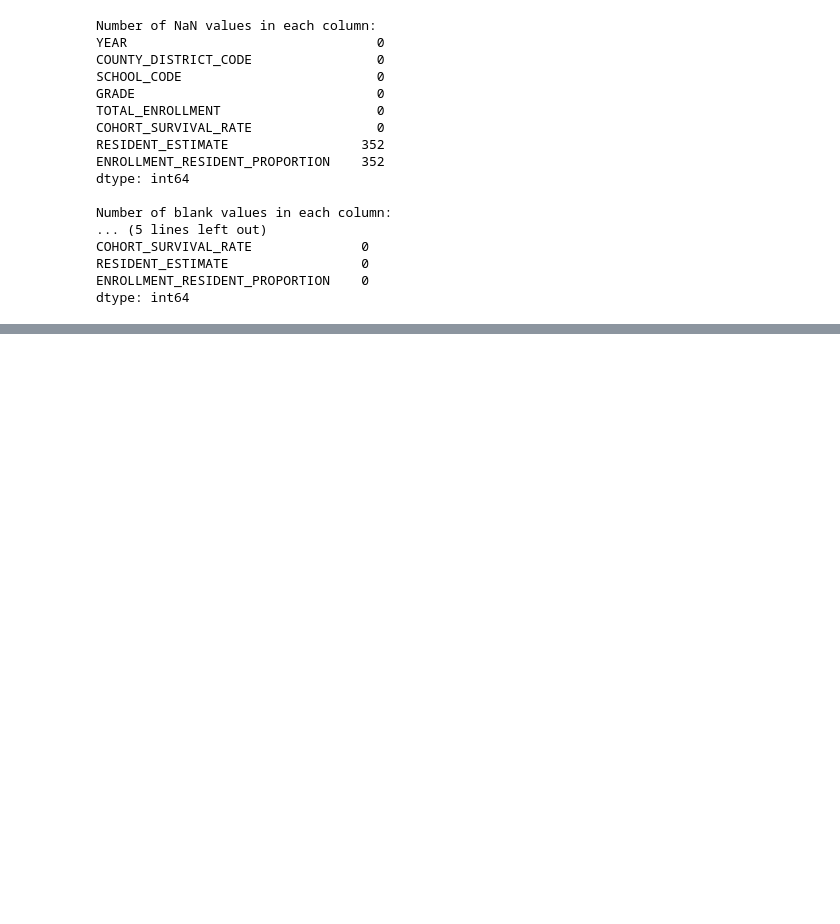
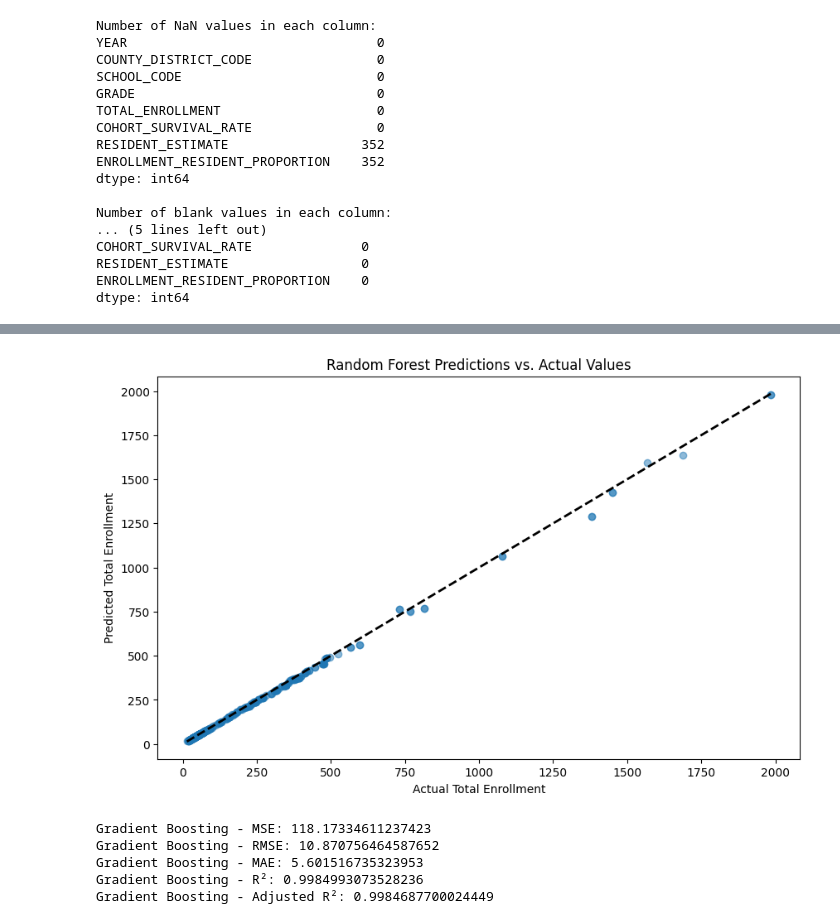
Before and after one commit to Kleach112/ML_Enrollment_Projections, a Jupyter notebook: notebooks/Enrollment_Projections_ML.ipynb, the cells around one changed output, grey strips where cells are left out. Saved outputs shown, nothing was run; the diff lists cells and outputs as text; code cells hidden in the pictures; blank space fills up the shorter version.

```diff
--- a/notebooks/Enrollment_Projections_ML.ipynb
+++ b/notebooks/Enrollment_Projections_ML.ipynb
@@ -138,0 +283,45 @@ Mean Squared Error: 649.6860342375368
+# %%
+# Plot actual vs. predicted values for the Random Forest model
+plt.figure(figsize=(10, 6))
+plt.scatter(y_test, rf_predictions, alpha=0.5)
+
+plt.title('Random Forest Predictions vs. Actual Values')
+plt.xlabel('Actual Total Enrollment')
+plt.ylabel('Predicted Total Enrollment')
+plt.plot([y_test.min(), y_test.max()], [y_test.min(), y_test.max()], 'k--', lw=2)  # Diagonal line for reference
+plt.show()
+# %% [output]
+[figure, added]
+# %%
+# Select the Machine Learning Algorithm for Gradient Boosting
+gb_model = GradientBoostingRegressor(n_estimators=100, learning_rate=0.1, max_depth=3, random_state=42)
+
+# Train the Gradient Boosting Model
+gb_model.fit(X_train, y_train)
+
+# Make Predictions
+gb_predictions = gb_model.predict(X_test)
+
+# Evaluate the Gradient Boosting Model
+gb_mse = mean_squared_error(y_test, gb_predictions)
+gb_rmse = np.sqrt(gb_mse)
+gb_mae = mean_absolute_error(y_test, gb_predictions)
+gb_r2 = r2_score(y_test, gb_predictions)
+
+# Number of observations and predictors for Adjusted R²
+n = X_test.shape[0]  # number of observations
+p = X_test.shape[1]  # number of predictors
+
+gb_adjusted_r2 = 1 - (1 - gb_r2) * (n - 1) / (n - p - 1)
+
+print("Gradient Boosting - MSE:", gb_mse)
+print("Gradient Boosting - RMSE:", gb_rmse)
+print("Gradient Boosting - MAE:", gb_mae)
+print("Gradient Boosting - R²:", gb_r2)
+print("Gradient Boosting - Adjusted R²:", gb_adjusted_r2)
+# %% [output]
+Gradient Boosting - MSE: 118.17334611237423
+Gradient Boosting - RMSE: 10.870756464587652
+Gradient Boosting - MAE: 5.601516735323953
+Gradient Boosting - R²: 0.9984993073528236
+Gradient Boosting - Adjusted R²: 0.9984687700024449
```
Also changed, not shown: parts of 12 cells of this notebook, 11 other files.
